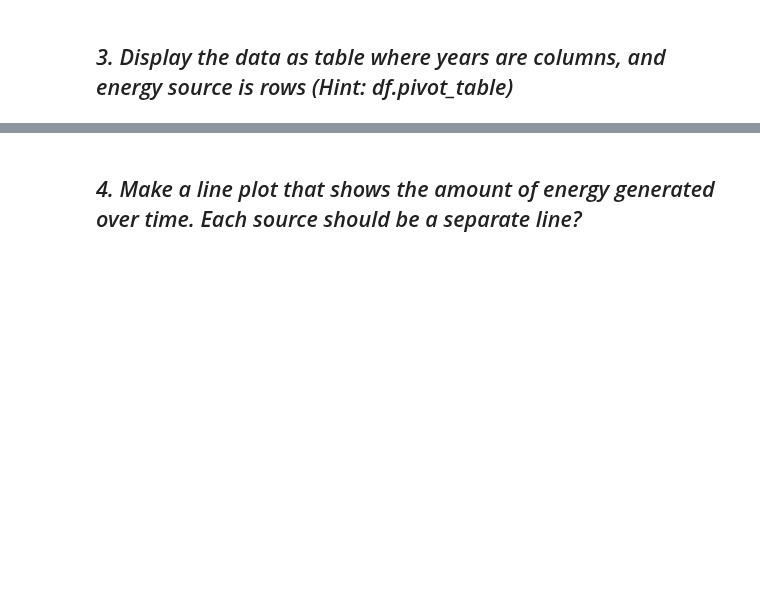
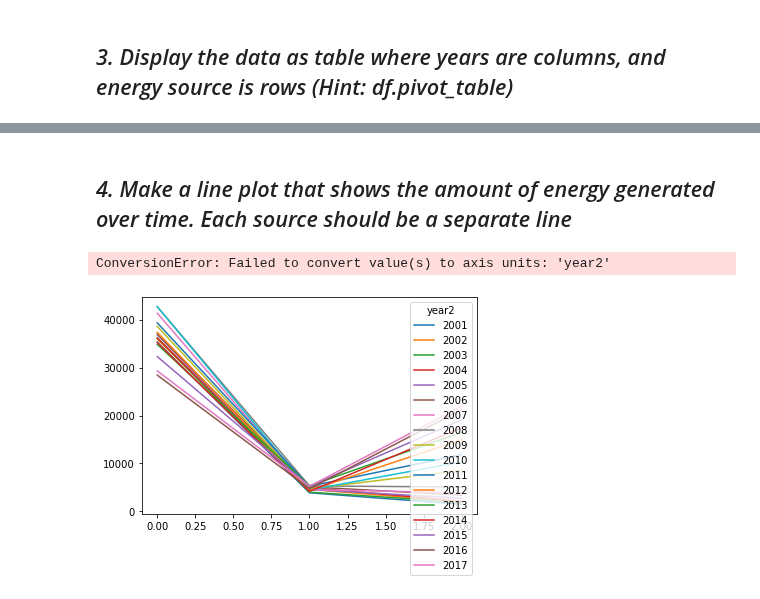
Before and after one commit to Severina7/time_series_exercises, a Jupyter notebook: working_with_time_series_data.ipynb, the cells around one changed output, grey strips where cells are left out. Drawn from its saved outputs; the diff is of its cells as text; code cells hidden in the pictures; blank space fills up the shorter version.

```diff
--- a/working_with_time_series_data.ipynb
+++ b/working_with_time_series_data.ipynb
@@ -672,2 +744,7 @@ iae_pivot
 # %% [markdown]
-## *4. Make a line plot that shows the amount of energy generated over time. Each source should be a separate line?*
+## *4. Make a line plot that shows the amount of energy generated over time. Each source should be a separate line*
+# %%
+ax = iae_pivot.plot(xticks='year2', ylabel='net_generation')
+# %% [output]
+ConversionError: Failed to convert value(s) to axis units: 'year2'
+[figure, added]
```
Also changed, not shown: parts of 16 cells of this notebook.
